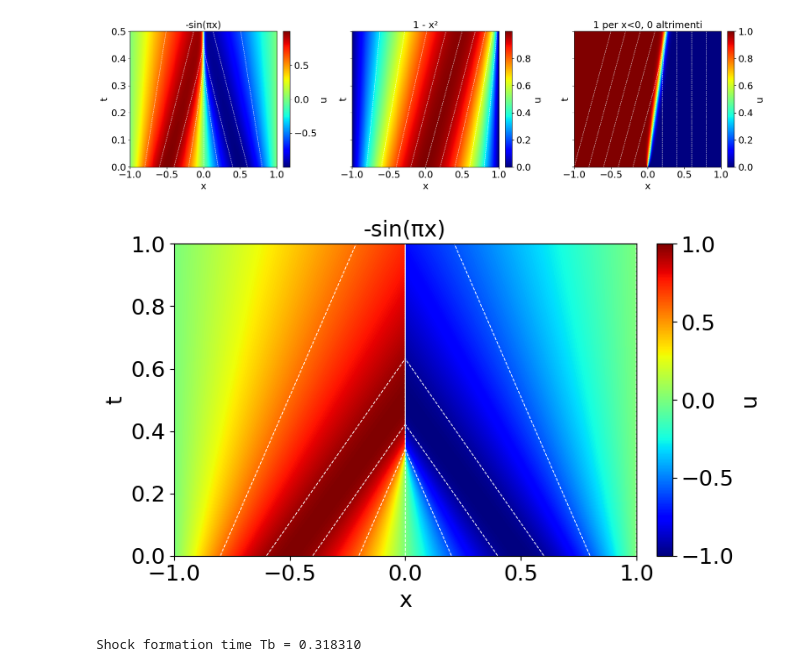
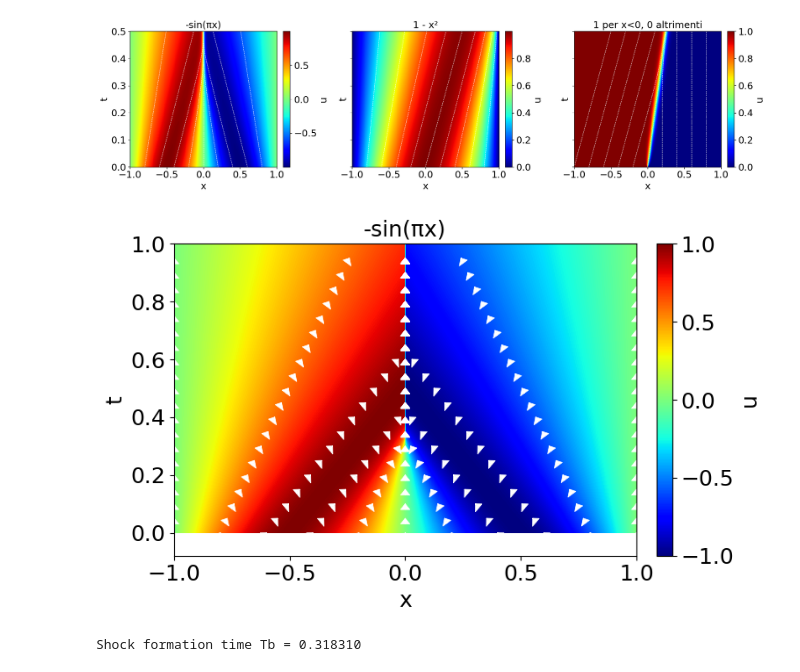
Before and after one commit to FRAMAX444/PINNs, a Jupyter notebook: burgers/cap_1.ipynb, the cells around one changed output. Drawn from its saved outputs; the diff is of its cells as text; code cells hidden in the pictures.

```diff
--- a/burgers/cap_1.ipynb
+++ b/burgers/cap_1.ipynb
@@ -329,36 +329,44 @@ def plot_burgers(x, t, U, ax, title):
     ax.set_xlim(x[0], x[-1])
     ax.set_ylabel('t')
 
     # integrate characteristics dx/dt = u
     nc  = 11
     x0  = np.linspace(x[0], x[-1], nc)
     char = np.zeros((nc, len(t)))
     char[:,0] = x0
     dt = t[1] - t[0]
 
     for n in range(len(t)-1):
         u_at_char = np.interp(char[:,n], x, U[n])
         char[:,n+1] = char[:,n] + u_at_char * dt
 
+    # plot arrows along characteristics
     for i in range(nc):
-        mask = (char[i] >= x[0]) & (char[i] <= x[-1])
-        ax.plot(char[i,mask], t[mask], 'w--', lw=0.7)
+        for n in range(0, len(t)-1, max(1, len(t)//20)):
+            x_start = char[i,n]
+            t_start = t[n]
+            if x_start < x[0] or x_start > x[-1]:
+                continue
+            u_at_char = np.interp(x_start, x, U[n])
+            dx = u_at_char * dt * 0.8   # adjust arrow length scale
+            dy = dt * 0.8
+            ax.arrow(x_start, t_start, dx, dy, head_width=0.02*(x[-1]-x[0]), head_length=0.02*(t[-1]-t[0]), fc='white', ec='white', lw=0.5, length_includes_head=True)
 
     return pcm
 
 # ——— main: simulate and plot sine IC ————————————————————————————
 
 # Compute solution
 x, t, U = burgers_lax_friedrichs(sine_ic, L=2.0, T=1, nx=4000, nt=2000)
 
 # Plot
 fig, ax = plt.subplots(figsize=(8,5))
 pc = plot_burgers(x, t, U, ax, '-sin(πx)')
 fig.colorbar(pc, ax=ax, orientation='vertical', fraction=0.046, pad=0.04, label='u')
 plt.tight_layout()
 plt.show()
 # %% [output]
-[figure, old version]
+[figure, new version]
 # %%
 import numpy as np
 import matplotlib.pyplot as plt
```
